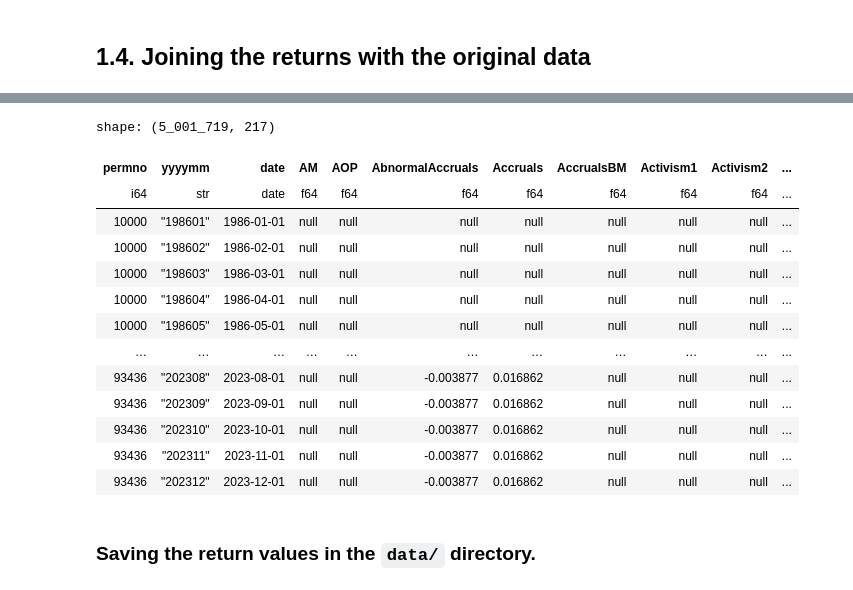
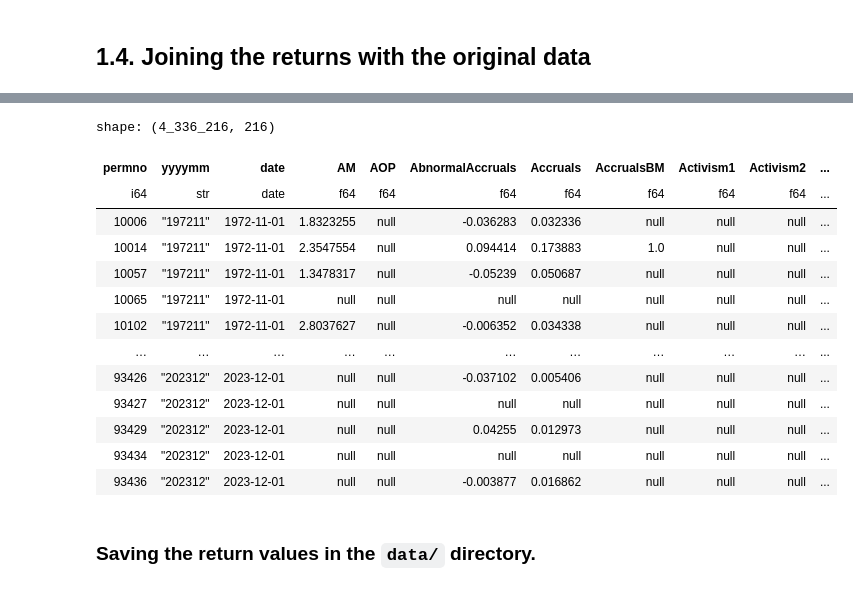
Before and after one commit to NicolasAlmerge/FIN407FinalProject, a Jupyter notebook: Predictorsv2.ipynb, the cells around one changed output, grey strips where cells are left out. Cells and saved outputs as stored; diff of their text form; code cells hidden in the pictures.

```diff
--- a/Predictorsv2.ipynb
+++ b/Predictorsv2.ipynb
@@ -149,3 +149,6 @@ shape: (1, 4)
 all_returns_data.write_csv(get_data_file_path("1_3_all_returns_values.csv"))
 # %% [markdown]
 ## 1.4. Joining the returns with the original data
+# %%
+all_returns_data = pl.read_csv(get_data_file_path("1_3_all_returns_values.csv"), schema_overrides={"yyyymm": pl.String, "date": pl.Date})
+all_returns_data
@@ -152,21 +170,21 @@ all_returns_data.write_csv(get_data_file_path("1_3_all_returns_values.csv"))
 # %%
-full_data = full_data.join(all_returns_data, on=("permno", "yyyymm"))
-full_data = full_data.sort(by=["permno", "yyyymm"], maintain_order=True)
+full_data = full_data.join(all_returns_data, on=("yyyymm", "permno"))
+full_data = full_data.sort(by=["yyyymm", "permno"], maintain_order=True).drop("date_right")
 full_data
 # %% [output]
-shape: (5_001_719, 217)
+shape: (4_336_216, 216)
 | permno | yyyymm | date | AM | AOP | AbnormalAccruals | Accruals | AccrualsBM | Activism1 | Activism2 | ... |
 | i64 | str | date | f64 | f64 | f64 | f64 | f64 | f64 | f64 | ... |
-| 10000 | "198601" | 1986-01-01 | null | null | null | null | null | null | null | ... |
-| 10000 | "198602" | 1986-02-01 | null | null | null | null | null | null | null | ... |
-| 10000 | "198603" | 1986-03-01 | null | null | null | null | null | null | null | ... |
-| 10000 | "198604" | 1986-04-01 | null | null | null | null | null | null | null | ... |
-| 10000 | "198605" | 1986-05-01 | null | null | null | null | null | null | null | ... |
+| 10006 | "197211" | 1972-11-01 | 1.8323255 | null | -0.036283 | 0.032336 | null | null | null | ... |
+| 10014 | "197211" | 1972-11-01 | 2.3547554 | null | 0.094414 | 0.173883 | 1.0 | null | null | ... |
+| 10057 | "197211" | 1972-11-01 | 1.3478317 | null | -0.05239 | 0.050687 | null | null | null | ... |
+| 10065 | "197211" | 1972-11-01 | null | null | null | null | null | null | null | ... |
+| 10102 | "197211" | 1972-11-01 | 2.8037627 | null | -0.006352 | 0.034338 | null | null | null | ... |
 | … | … | … | … | … | … | … | … | … | … | ... |
-| 93436 | "202308" | 2023-08-01 | null | null | -0.003877 | 0.016862 | null | null | null | ... |
-| 93436 | "202309" | 2023-09-01 | null | null | -0.003877 | 0.016862 | null | null | null | ... |
-| 93436 | "202310" | 2023-10-01 | null | null | -0.003877 | 0.016862 | null | null | null | ... |
-| 93436 | "202311" | 2023-11-01 | null | null | -0.003877 | 0.016862 | null | null | null | ... |
+| 93426 | "202312" | 2023-12-01 | null | null | -0.037102 | 0.005406 | null | null | null | ... |
+| 93427 | "202312" | 2023-12-01 | null | null | null | null | null | null | null | ... |
+| 93429 | "202312" | 2023-12-01 | null | null | 0.04255 | 0.012973 | null | null | null | ... |
+| 93434 | "202312" | 2023-12-01 | null | null | null | null | null | null | null | ... |
 | 93436 | "202312" | 2023-12-01 | null | null | -0.003877 | 0.016862 | null | null | null | ... |
 # %% [markdown]
 ### Saving the return values in the `data/` directory.
```
Also changed, not shown: parts of 1 cell of this notebook, 2 other files.
